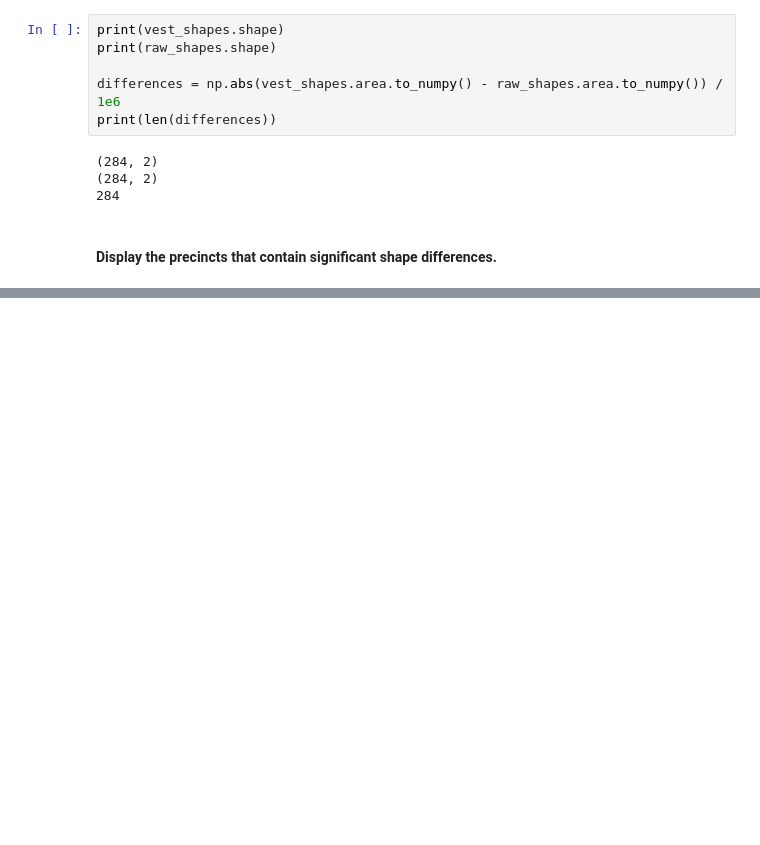
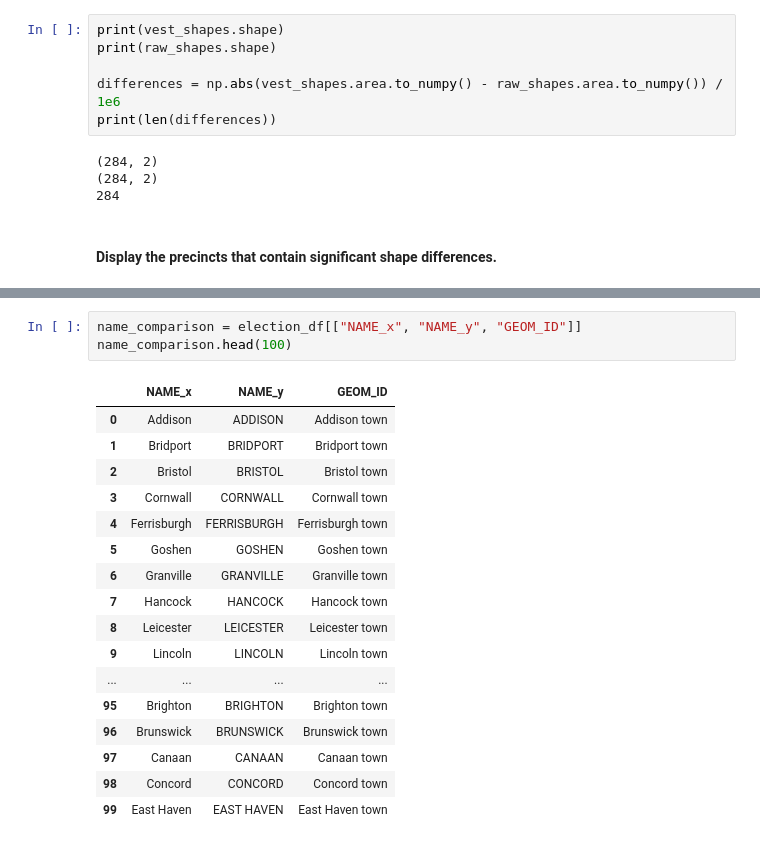
Before and after one commit to nonpartisan-redistricting-datahub/pdv-vt, a Jupyter notebook: vest-vt-2018/vest-vt-2018-validation.ipynb, the cells around one changed output, grey strips where cells are left out. Cells and saved outputs as stored; diff of their text form; blank space fills up the shorter version.

```diff
--- a/vest-vt-2018/vest-vt-2018-validation.ipynb
+++ b/vest-vt-2018/vest-vt-2018-validation.ipynb
@@ -487,3 +506,24 @@ The following precincts have differences of larger than 1 km^2:
 [figure]
 [figure]
 [figure]
+# %%
+name_comparison = election_df[["NAME_x", "NAME_y", "GEOM_ID"]]
+name_comparison.head(100)
+# %% [output]
+|  | NAME_x | NAME_y | GEOM_ID |
+| 0 | Addison | ADDISON | Addison town |
+| 1 | Bridport | BRIDPORT | Bridport town |
+| 2 | Bristol | BRISTOL | Bristol town |
+| 3 | Cornwall | CORNWALL | Cornwall town |
+| 4 | Ferrisburgh | FERRISBURGH | Ferrisburgh town |
+| 5 | Goshen | GOSHEN | Goshen town |
+| 6 | Granville | GRANVILLE | Granville town |
+| 7 | Hancock | HANCOCK | Hancock town |
+| 8 | Leicester | LEICESTER | Leicester town |
+| 9 | Lincoln | LINCOLN | Lincoln town |
+| ... | ... | ... | ... |
+| 95 | Brighton | BRIGHTON | Brighton town |
+| 96 | Brunswick | BRUNSWICK | Brunswick town |
+| 97 | Canaan | CANAAN | Canaan town |
+| 98 | Concord | CONCORD | Concord town |
+| 99 | East Haven | EAST HAVEN | East Haven town |
```
Also changed, not shown: parts of 6 cells of this notebook.
